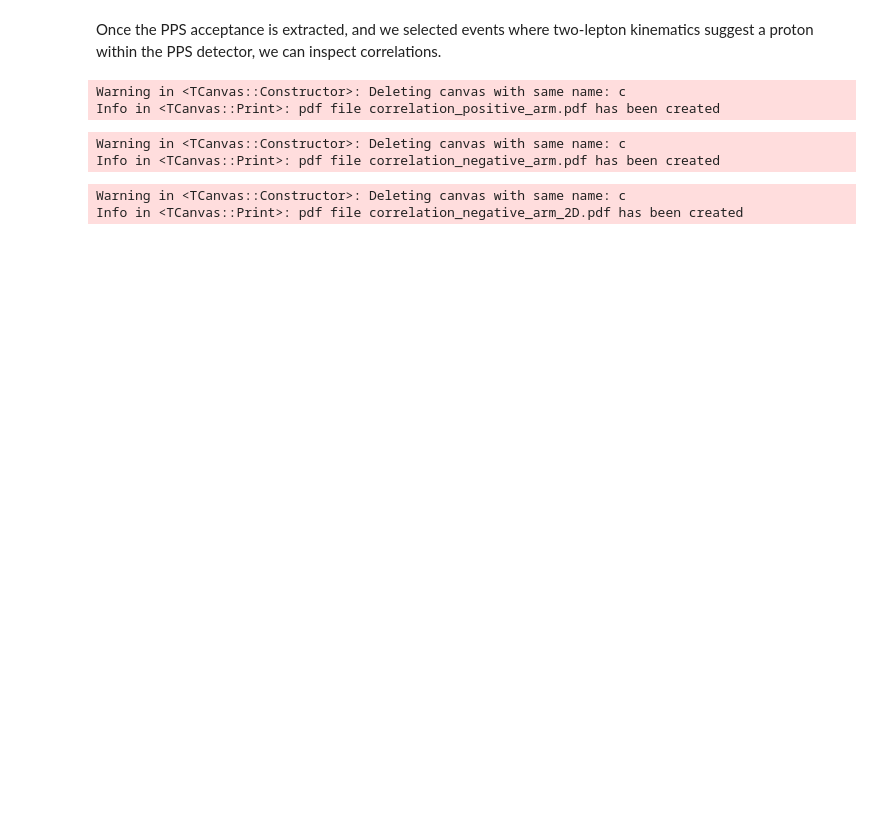
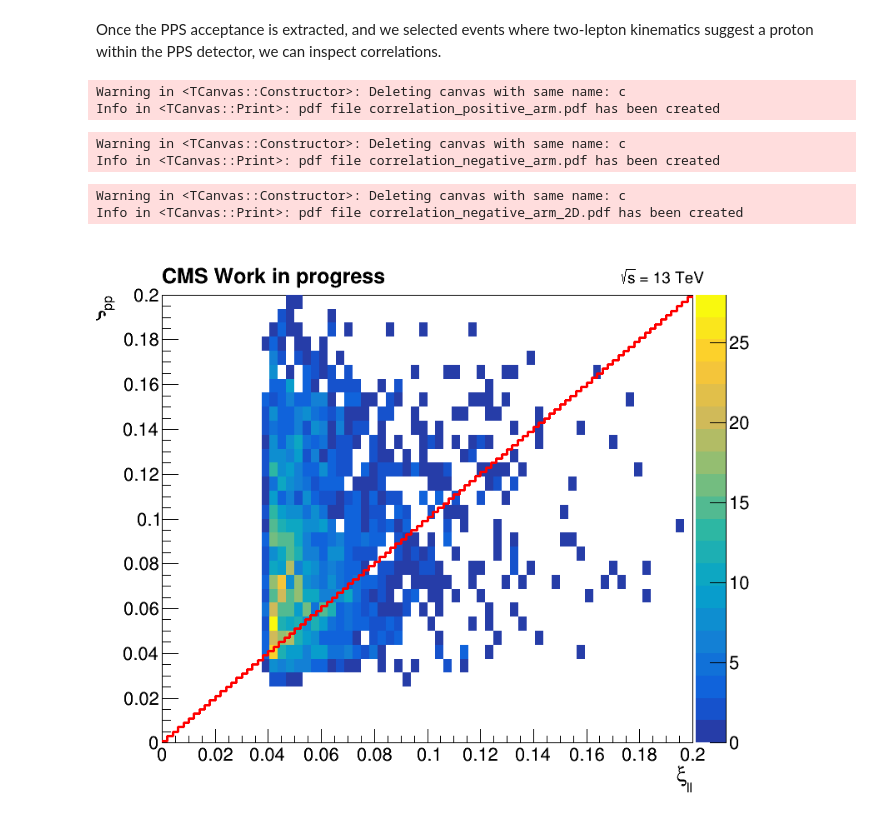
Before and after one commit to CloudPyRDF/sample_pps_analysis, a Jupyter notebook: exclusive-dilep/PrepareDataFrames.ipynb, the cells around one changed output. Saved outputs shown, nothing was run; the diff lists cells and outputs as text; code cells hidden in the pictures; blank space fills up the shorter version.

```diff
--- a/exclusive-dilep/PrepareDataFrames.ipynb
+++ b/exclusive-dilep/PrepareDataFrames.ipynb
@@ -60,10 +60,10 @@ For the example, we will process a small amount of data:
 # %%
 #Select which datasets to use
 datasets=[
-#    'Run2018A_DoubleMuon',
+    'Run2018A_DoubleMuon',
     'Run2018B_DoubleMuon',
-#    'Run2018C_DoubleMuon',
-#    'Run2018D_DoubleMuon',
+    'Run2018C_DoubleMuon',
+    'Run2018D_DoubleMuon',
 ]
 # %%
 #Create a list of files to analyze
@@ -289,3 +287,7 @@ df_dimu_sel_pro1_withll = df_dimu_sel_pro1.Filter('xi1_ll>%s && xi1_ll<%s'%(minV
+# %%
+#filter events with reconstructed xi from di-lep is outside PPS acceptance
+#df_dimu_sel_pro1_withll = df_dimu_sel_pro1.Filter('xi1_ll>%s && xi1_ll<%s'%(minVal1.GetValue(), maxVal1.GetValue()),'dilep predict a proton in -z')
+df_dimu_sel_pro1_withll = df_dimu_sel_pro1.Filter('xi1_ll>%s && xi1_ll<%s'%(0.04, maxVal1.GetValue()),'dilep predict a proton in -z')
 # %%
 report = df_dimu_sel_pro1_withll.Report()
 report.Print()
@@ -345,17 +347,22 @@ h_xi1_2D = df_dimu_sel_pro1_withll.Histo2D(("negXi_2D", ";#xi_{ll};#xi_{pp}", 64
 # %%
  # Produce plots
 ROOT.gStyle.SetOptStat(0); ROOT.gStyle.SetTextFont(42)
 c = ROOT.TCanvas("c", "", 800, 700)
 
 h_xi1_2D.GetXaxis().SetTitleSize(0.04)
 h_xi1_2D.GetYaxis().SetTitleSize(0.04)
 h_xi1_2D.Draw('colz')
 
+line=ROOT.TF1('line','x',0,0.2)
+line.SetLineWidth(3); line.Draw('sames')
+
 label = ROOT.TLatex(); label.SetNDC(True)
 label.SetTextSize(0.040); label.DrawLatex(0.100, 0.920, "#bf{CMS Work in progress}")
 label.SetTextSize(0.030); label.DrawLatex(0.790, 0.920, "#sqrt{s} = 13 TeV")
 
+c.Draw()
 c.SaveAs("correlation_negative_arm_2D.pdf")
 # %% [output]
 Warning in <TCanvas::Constructor>: Deleting canvas with same name: c
 Info in <TCanvas::Print>: pdf file correlation_negative_arm_2D.pdf has been created
+[figure, added]
```
Also changed, not shown: parts of 11 cells of this notebook.
